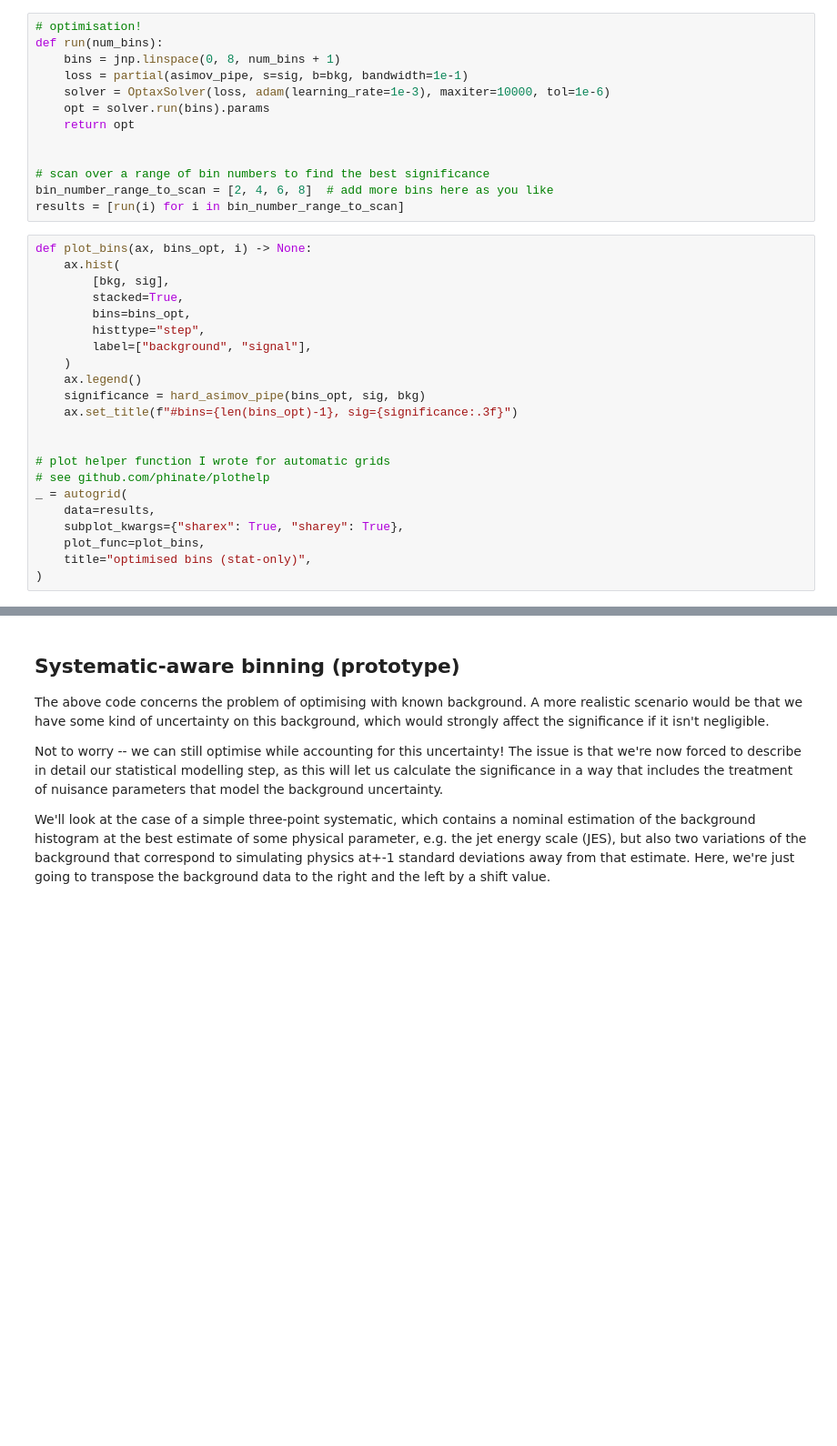
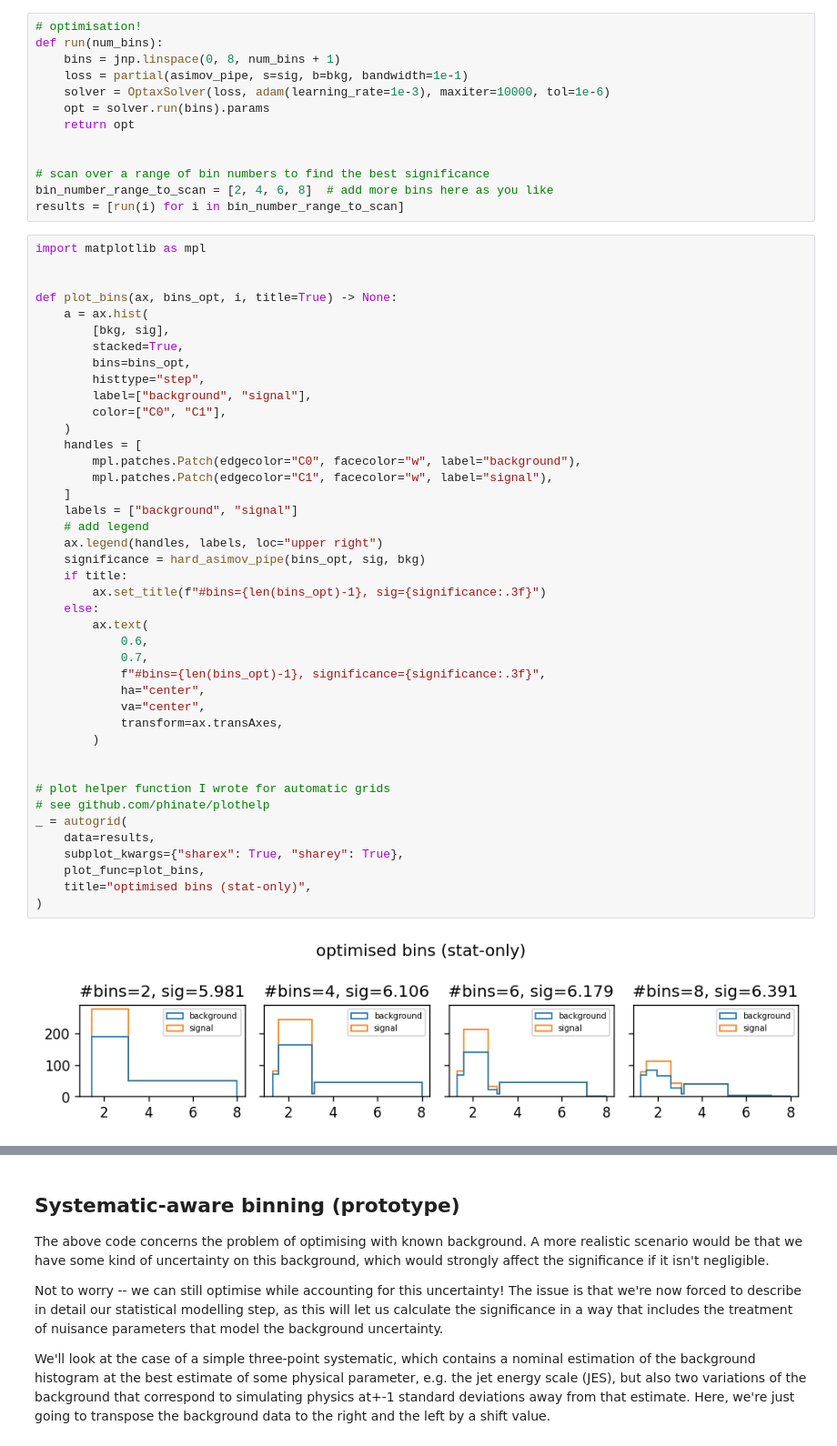
Before and after one commit to gradhep/relaxed, a Jupyter notebook: examples/binning.ipynb, the cells around one changed output, grey strips where cells are left out. Shown: that part at 91% size. Drawn from its saved outputs; the diff is of its cells as text; blank space fills up the shorter version.

Commit message:
make plots visible

```diff
--- a/examples/binning.ipynb
+++ b/examples/binning.ipynb
@@ -98,24 +103,46 @@ def run(num_bins):
 bin_number_range_to_scan = [2, 4, 6, 8]  # add more bins here as you like
 results = [run(i) for i in bin_number_range_to_scan]
 # %%
-def plot_bins(ax, bins_opt, i) -> None:
-    ax.hist(
+import matplotlib as mpl
+
+
+def plot_bins(ax, bins_opt, i, title=True) -> None:
+    a = ax.hist(
         [bkg, sig],
         stacked=True,
         bins=bins_opt,
         histtype="step",
         label=["background", "signal"],
+        color=["C0", "C1"],
     )
-    ax.legend()
+    handles = [
+        mpl.patches.Patch(edgecolor="C0", facecolor="w", label="background"),
+        mpl.patches.Patch(edgecolor="C1", facecolor="w", label="signal"),
+    ]
+    labels = ["background", "signal"]
+    # add legend
+    ax.legend(handles, labels, loc="upper right")
     significance = hard_asimov_pipe(bins_opt, sig, bkg)
-    ax.set_title(f"#bins={len(bins_opt)-1}, sig={significance:.3f}")
+    if title:
+        ax.set_title(f"#bins={len(bins_opt)-1}, sig={significance:.3f}")
+    else:
+        ax.text(
+            0.6,
+            0.7,
+            f"#bins={len(bins_opt)-1}, significance={significance:.3f}",
+            ha="center",
+            va="center",
+            transform=ax.transAxes,
+        )
 
 
 # plot helper function I wrote for automatic grids
 # see github.com/phinate/plothelp
 _ = autogrid(
     data=results,
     subplot_kwargs={"sharex": True, "sharey": True},
     plot_func=plot_bins,
     title="optimised bins (stat-only)",
 )
+# %% [output]
+[figure, added]
```
Also changed, not shown: parts of 6 cells of this notebook, 1 other file.
